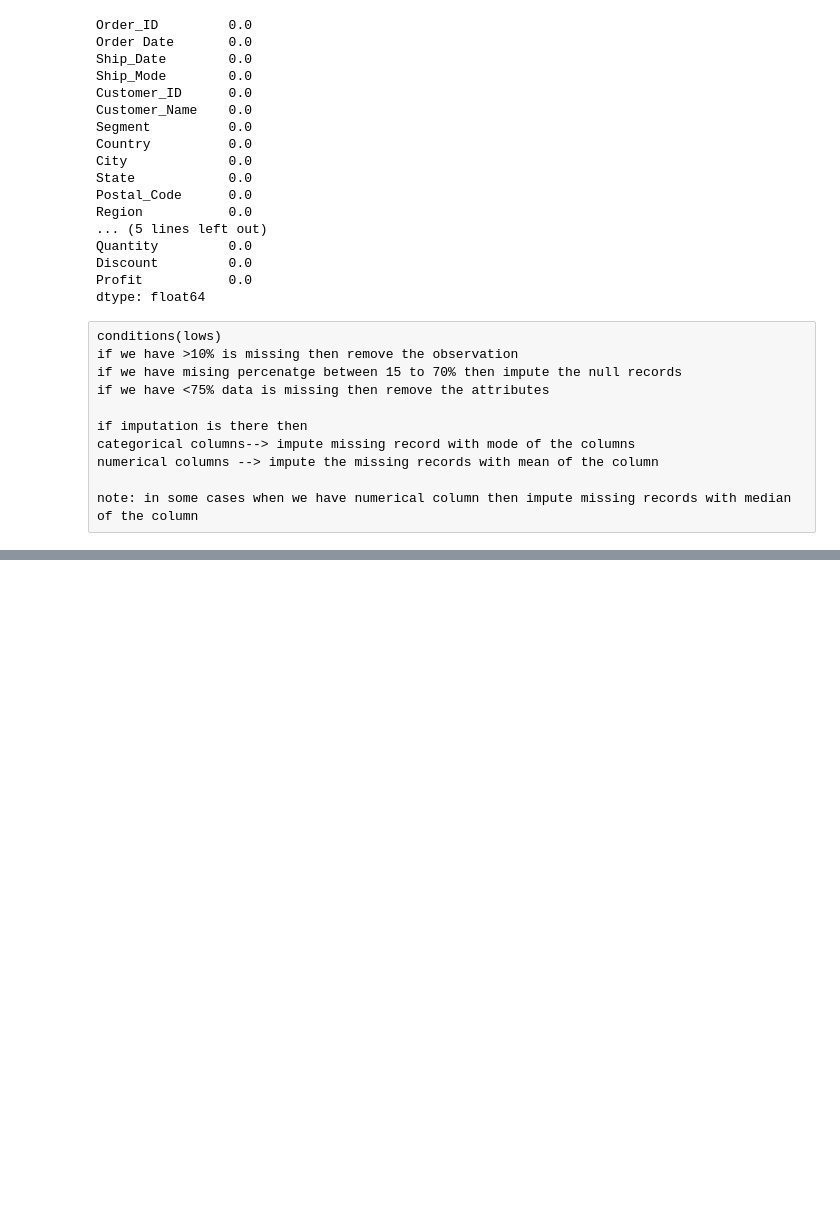
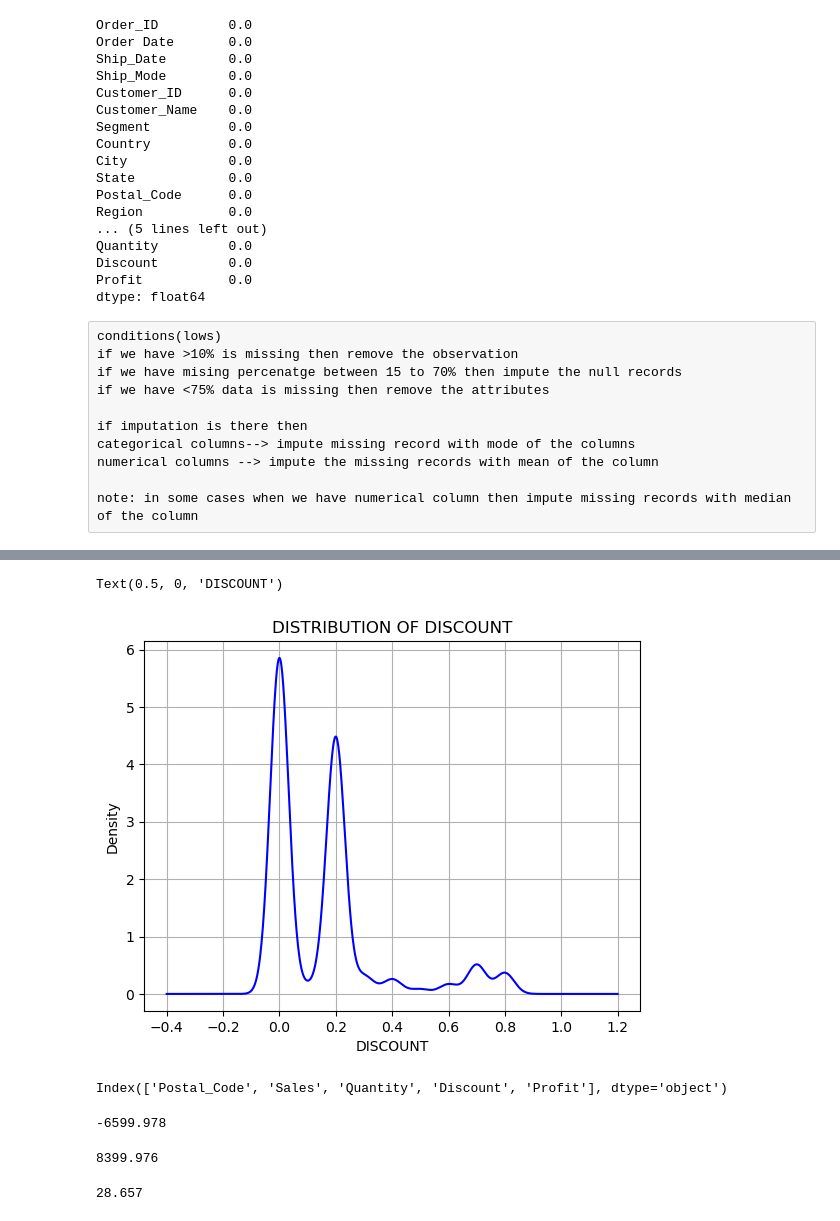
Before and after one commit to Rits0p/data-analytics-process-, a Jupyter notebook: data analytics on super store data/super store data analytics.ipynb, the cells around one changed output, grey strips where cells are left out. Saved outputs shown, nothing was run; the diff lists cells and outputs as text; code cells hidden in the pictures; blank space fills up the shorter version.

```diff
--- a/data analytics on super store data/super store data analytics.ipynb
+++ b/data analytics on super store data/super store data analytics.ipynb
@@ -203,0 +344,9 @@ note: in some cases when we have numerical column then impute missing records wi
+# %%
+# draw a distribution
+df_superstore.Discount.plot(kind = 'kde',color = 'blue')
+plt.grid()
+plt.title('DISTRIBUTION OF DISCOUNT')
+plt.xlabel('DISCOUNT')
+# %% [output]
+Text(0.5, 0, 'DISCOUNT')
+[figure, added]
@@ -203,0 +359,19 @@ note: in some cases when we have numerical column then impute missing records wi
+# %%
+df_num.columns
+# %% [output]
+Index(['Postal_Code', 'Sales', 'Quantity', 'Discount', 'Profit'], dtype='object')
+# %%
+# find the minimum
+round(df_num.Profit.min(),3)
+# %% [output]
+-6599.978
+# %%
+# find maximum
+round(df_num.Profit.max(),3)
+# %% [output]
+8399.976
+# %%
+# find the average
+round(df_num.Profit.mean(),3)
+# %% [output]
+28.657
```
Also changed, not shown: parts of 64 cells of this notebook.
